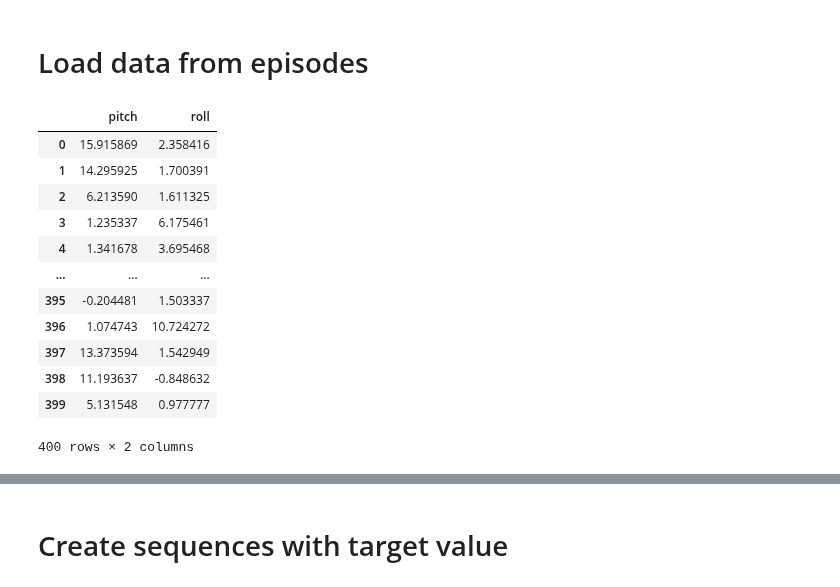
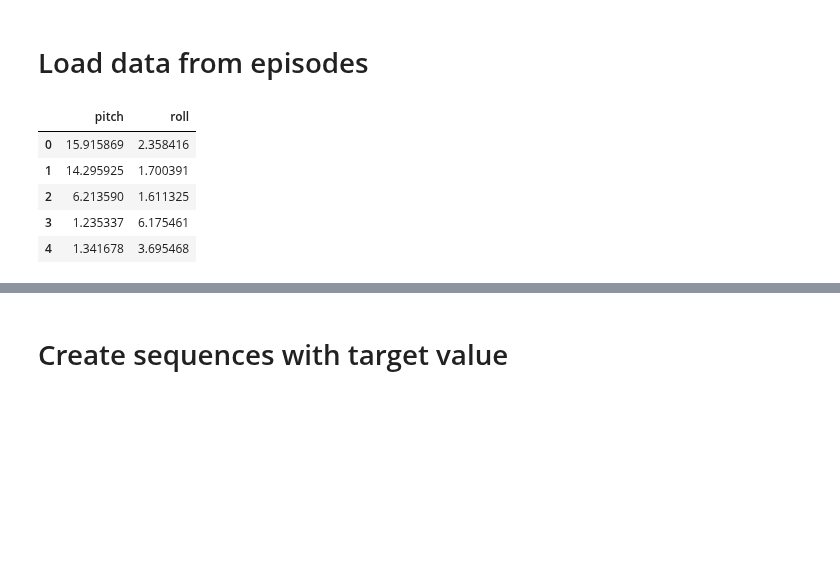
Before and after one commit to lancedw/3D-state-prediction-for-surface-vessels-using-IMU-data-and-images, a Jupyter notebook: code/notebooks/pr_predictor.ipynb, the cells around one changed output, grey strips where cells are left out. Saved outputs shown, nothing was run; the diff lists cells and outputs as text; code cells hidden in the pictures; blank space fills up the shorter version.

```diff
--- a/code/notebooks/pr_predictor.ipynb
+++ b/code/notebooks/pr_predictor.ipynb
@@ -65,26 +62,19 @@ CUDA = device.type == 'cuda'
 # %%
 # view first episode
 filename = "../3dmodel/test_4_episode_1/labels_0.json"
 data = []
 labels = json.load(open(filename))
 ep1 = pd.DataFrame(labels)
 ep1 = ep1.transpose()
 ep1.rename(columns = {0:'pitch', 1:'roll'}, inplace=True)
-ep1
+ep1.head()
 # %% [output]
 |  | pitch | roll |
 | 0 | 15.915869 | 2.358416 |
 | 1 | 14.295925 | 1.700391 |
 | 2 | 6.213590 | 1.611325 |
 | 3 | 1.235337 | 6.175461 |
 | 4 | 1.341678 | 3.695468 |
-| ... | ... | ... |
-| 395 | -0.204481 | 1.503337 |
-| 396 | 1.074743 | 10.724272 |
-| 397 | 13.373594 | 1.542949 |
-| 398 | 11.193637 | -0.848632 |
-| 399 | 5.131548 | 0.977777 |
-400 rows × 2 columns
 # %%
 # load all data
 pr = []
```
Also changed, not shown: parts of 29 cells of this notebook, 4 other files.
